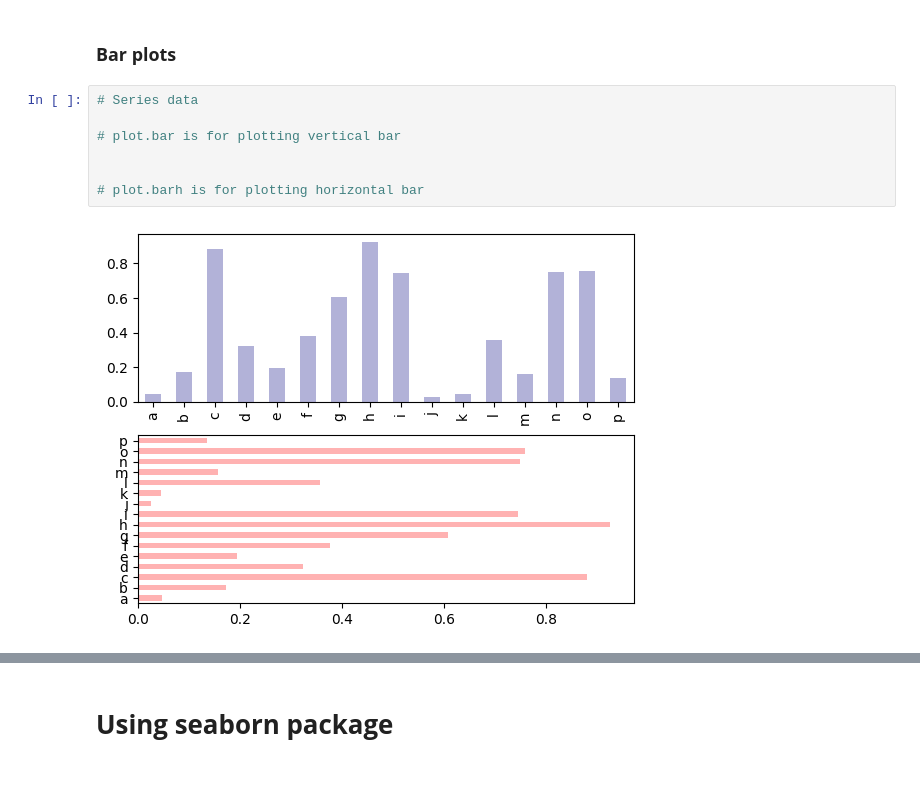
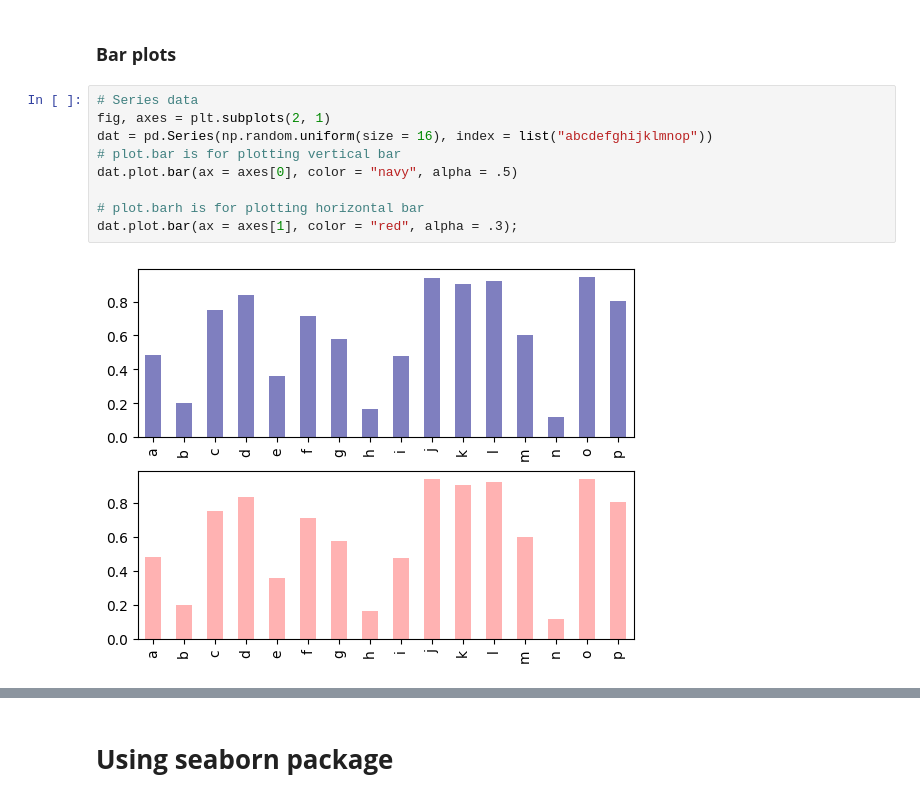
Before and after one commit to Kamarul891212/STQD6014_Data_Science_P132829, a Jupyter notebook: P132829_Week11_Matplotlib_20231220_WC.ipynb, the cells around one changed output, grey strips where cells are left out. Drawn from its saved outputs; the diff is of its cells as text.

```diff
--- a/P132829_Week11_Matplotlib_20231220_WC.ipynb
+++ b/P132829_Week11_Matplotlib_20231220_WC.ipynb
@@ -321,10 +329,12 @@ df
 ### **Bar plots**
 # %%
 # Series data
-
+fig, axes = plt.subplots(2, 1)
+dat = pd.Series(np.random.uniform(size = 16), index = list("abcdefghijklmnop"))
 # plot.bar is for plotting vertical bar
-
+dat.plot.bar(ax = axes[0], color = "navy", alpha = .5)
 
 # plot.barh is for plotting horizontal bar
+dat.plot.bar(ax = axes[1], color = "red", alpha = .3);
 # %% [output]
-[figure, old version]
+[figure, new version]
```
Also changed, not shown: parts of 22 cells of this notebook.
